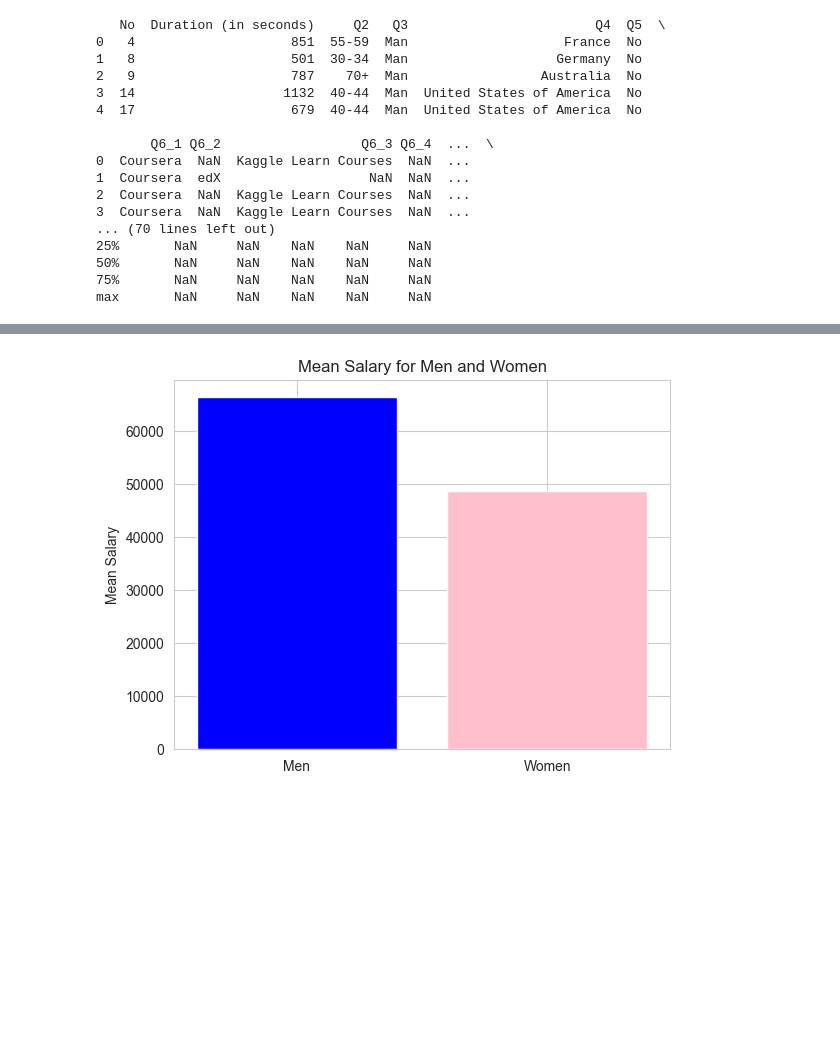
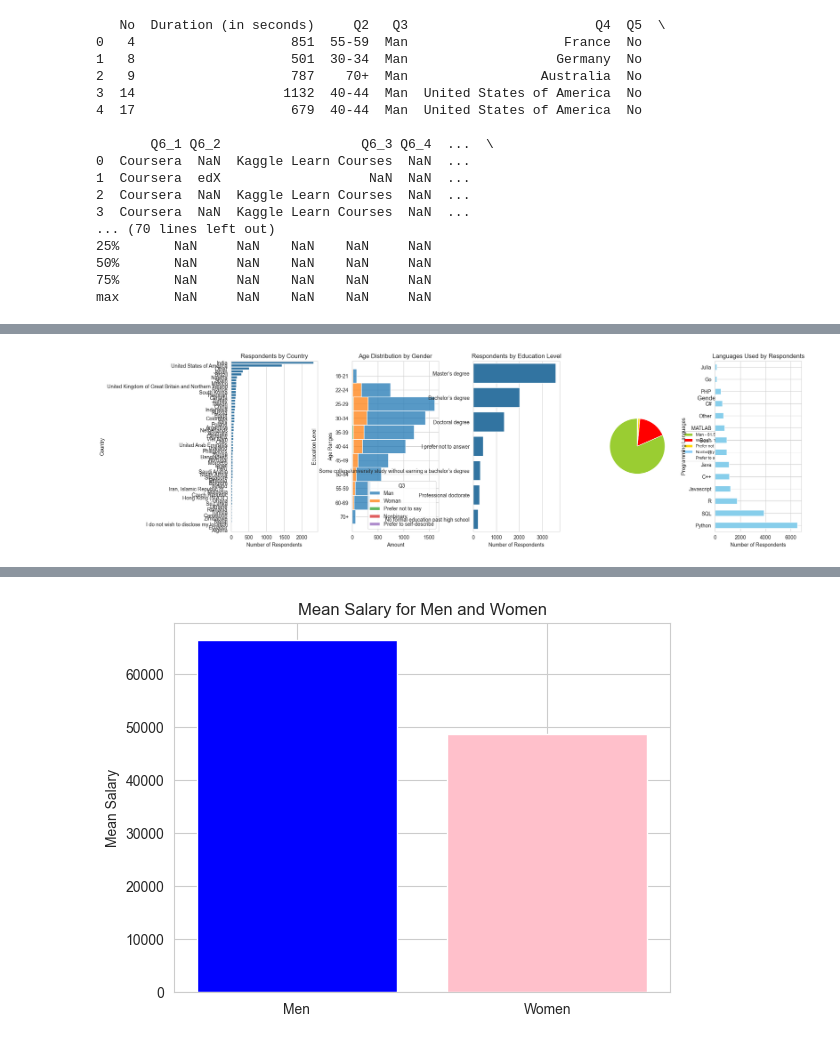
Before and after one commit to sourenpash/MIE162, a Jupyter notebook: Assignment 1/assignment_1.ipynb, the cells around one changed output, grey strips where cells are left out. Saved outputs shown, nothing was run; the diff lists cells and outputs as text; code cells hidden in the pictures; blank space fills up the shorter version.

```diff
--- a/Assignment 1/assignment_1.ipynb
+++ b/Assignment 1/assignment_1.ipynb
@@ -70,3 +139,71 @@ plt.show()
+# %%
+import matplotlib.pyplot as plt
+import seaborn as sns
+
+# Setting the aesthetics for the plots
+sns.set_style('whitegrid')
+
+# Create a subplot with 1 row and 5 columns (horizontal)
+fig, axes = plt.subplots(1, 5, figsize=(20, 6))
+
+# Adjust the spacing between subplots
+plt.subplots_adjust(wspace=0.4)
+
+# 1. Distribution of respondents across countries
+country_order = df['Q4'].value_counts().index
+sns.countplot(data=df, y='Q4', order=country_order, ax=axes[0])
+axes[0].set_title('Respondents by Country')
+axes[0].set_xlabel('Number of Respondents')
+axes[0].set_ylabel('Country')
+
+# 2. Age distribution of the respondents
+sns.histplot(data=df, y='age_ranges', hue='Q3', multiple="stack", discrete=True, ax=axes[1])
+axes[1].set_title('Age Distribution by Gender')
+axes[1].set_xlabel('Amount')
+axes[1].set_ylabel('Age Ranges')
+axes[1].tick_params(axis='y', rotation=0)
+
+# 3. Distribution of educational qualifications
+education_order = df['Q8'].value_counts().index
+sns.countplot(data=df, y='Q8', order=education_order, ax=axes[2])
+axes[2].set_title('Respondents by Education Level')
+axes[2].set_xlabel('Number of Respondents')
+axes[2].set_ylabel('Education Level')
+
+# 4. Gender distribution of the respondents (Updated)
+gender_count = df['Q3'].value_counts()
+y = gender_count.values
+x = gender_count.index
+
+colors = ['yellowgreen', 'red', 'gold', 'lightskyblue', 'white', 'lightcoral', 'blue', 'pink']
+porcent = 100. * y / y.sum()
+
+patches, texts = axes[3].pie(y, colors=colors, startangle=90, radius=0.8)
+labels = ['{0} - {1:1.2f} %'.format(i, j) for i, j in zip(x, porcent)]
+
+sort_legend = True
+if sort_legend:
+    patches, labels, dummy = zip(*sorted(zip(patches, labels, y),
+                                         key=lambda x: x[2],
+                                         reverse=True))
+
+axes[3].legend(patches, labels, loc='center left', bbox_to_anchor=(1, 0.5), fontsize=8)
+
+# Increase the horizontal space for the title by adjusting the 'x' position
+axes[3].set_title('Gender Distribution', x=1.5)  # Adjust the x position of the title
+
+# 5. Programming language U Salary
+programming_languages = df[['Q12_1', 'Q12_2', 'Q12_3', 'Q12_4', 'Q12_5', 'Q12_6', 'Q12_7', 'Q12_8', 'Q12_9', 'Q12_10', 'Q12_11', 'Q12_12', 'Q12_13', 'Q12_14', 'Q12_15']].stack()
+language_counts = programming_languages.value_counts()
+language_counts.plot(kind='barh', color='skyblue', ax=axes[4])
+axes[4].set_title('Languages Used by Respondents')
+axes[4].set_xlabel('Number of Respondents')
+axes[4].set_ylabel('Programming Languages')
+
+plt.tight_layout()
+plt.show()
+# %% [output]
+[figure, added]
 # %%
 #Q2
 
```
Also changed, not shown: parts of 3 cells of this notebook, 1 other file.
